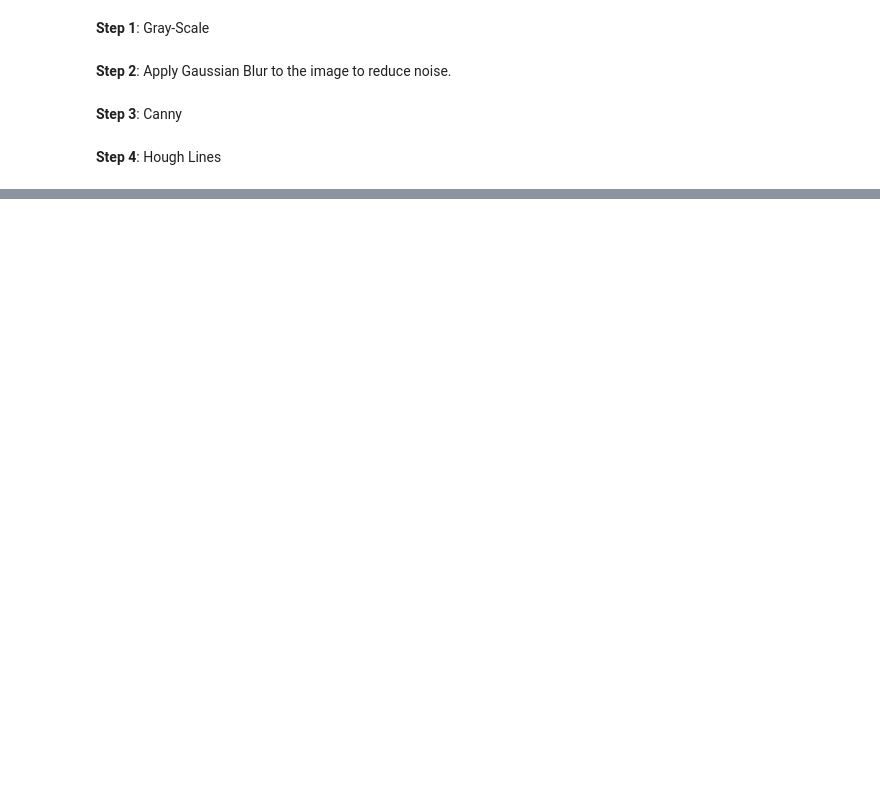
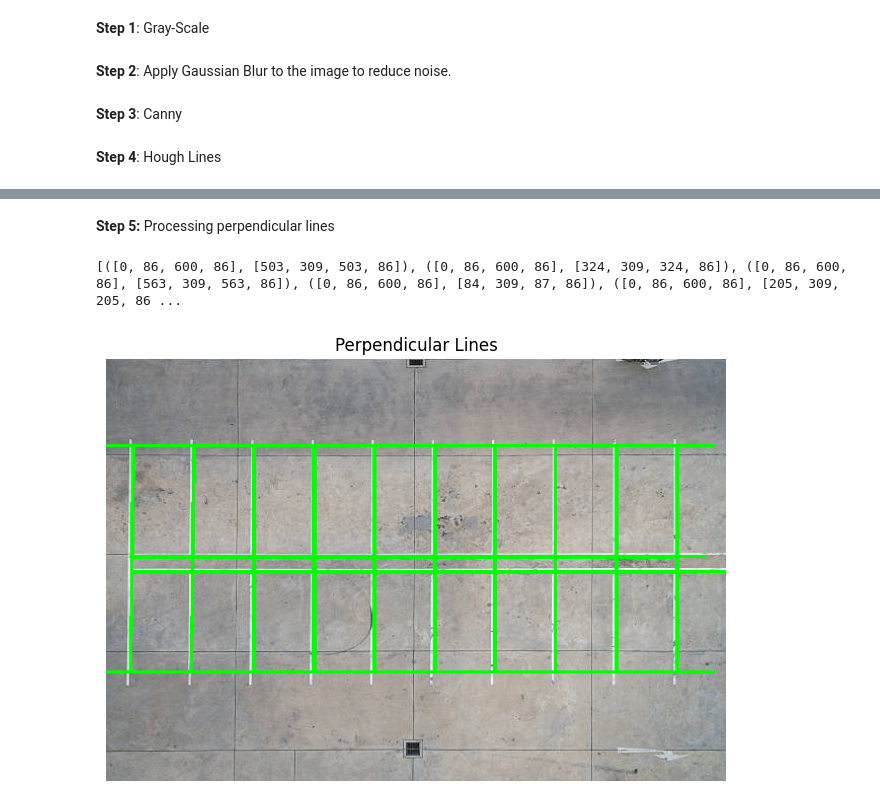
Before and after one commit to Kxushik/LotScan, a Jupyter notebook: lotscan.ipynb, the cells around one changed output, grey strips where cells are left out. Cells and saved outputs as stored; diff of their text form; code cells hidden in the pictures; blank space fills up the shorter version.

```diff
--- a/lotscan.ipynb
+++ b/lotscan.ipynb
@@ -125,0 +130,69 @@ before: [[ 84 322  86 192]]
+# %% [markdown]
+**Step 5:** Processing perpendicular lines
+# %%
+perpendicular_lines = []
+
+#calculate angle between two lines (for perpendicularity)
+def calculate_angle(line1, line2):
+    #establishing vectors
+    AB = (line1[2] - line1[0], line1[3] - line1[1])
+    CD = (line2[2] - line2[0], line2[3] - line2[1])
+
+    #dot product
+    dot_product = AB[0] * CD[0] + AB[1] * CD[1]
+
+    #magnitude of vectors
+    magnitude_AB = np.sqrt(AB[0] ** 2 + AB[1] ** 2)
+    magnitude_CD = np.sqrt(CD[0] ** 2 + CD[1] ** 2)
+
+    #avoiding division by zero
+    if magnitude_AB != 0 and magnitude_CD != 0:
+        #cosine of the angle
+        cos_angle = dot_product / (magnitude_AB * magnitude_CD)
+
+        #ensure the cosine value is in the range of -1 to 1
+        # if cos_angle < -1:
+        #     cos_angle = -1
+        # if cos_angle > 1:
+        #     cos_angle = 1
+
+        #converting angle to degrees
+        angle_radians = np.arccos(cos_angle)
+        angle_degrees = np.degrees(angle_radians)
+
+        return angle_degrees
+    return None
+
+#finds which lines are perpendicular with each other
+def find_perpendicular(lines):
+    for i in range(len(lines)):
+        for j in range(len(lines)):
+            if (i != j):
+                angle = calculate_angle(lines[i], lines[j])
+                if (85 <= angle <= 95):
+                    perpendicular_lines.append((lines[i], lines[j]))
+                    #print(f"Lines {i} and {j} form a near-perpendicular angle of {angle} degrees.")
+            else:
+                continue
+    #print(perpendicular_lines)
+
+find_perpendicular(line_list)
+print(perpendicular_lines)
+
+#draw perpendicular lines on image
+for i in range(len(perpendicular_lines)):
+    x1, y1, x2, y2 = perpendicular_lines[i][0]
+    x3, y3, x4, y4 = perpendicular_lines[i][1]
+    #cv2.line(line_image, (x1, y1), (x2, y2), (0, 255, 0), 2)
+    cv2.line(line_image, (x3, y3), (x4, y4), (0, 255, 0), 2)
+
+plt.figure(figsize=(8, 8))
+plt.axis('off')
+plt.title('Perpendicular Lines')
+plt.imshow(line_image, cmap='gray')
+if save:
+    plt.savefig('original1.png')
+plt.show()
+# %% [output]
+[([0, 86, 600, 86], [503, 309, 503, 86]), ([0, 86, 600, 86], [324, 309, 324, 86]), ([0, 86, 600, 86], [563, 309, 563, 86]), ([0, 86, 600, 86], [84, 309, 87, 86]), ([0, 86, 600, 86], [205, 309, 205, 86 ...
+[figure, added]
```
Also changed, not shown: parts of 9 cells of this notebook.
